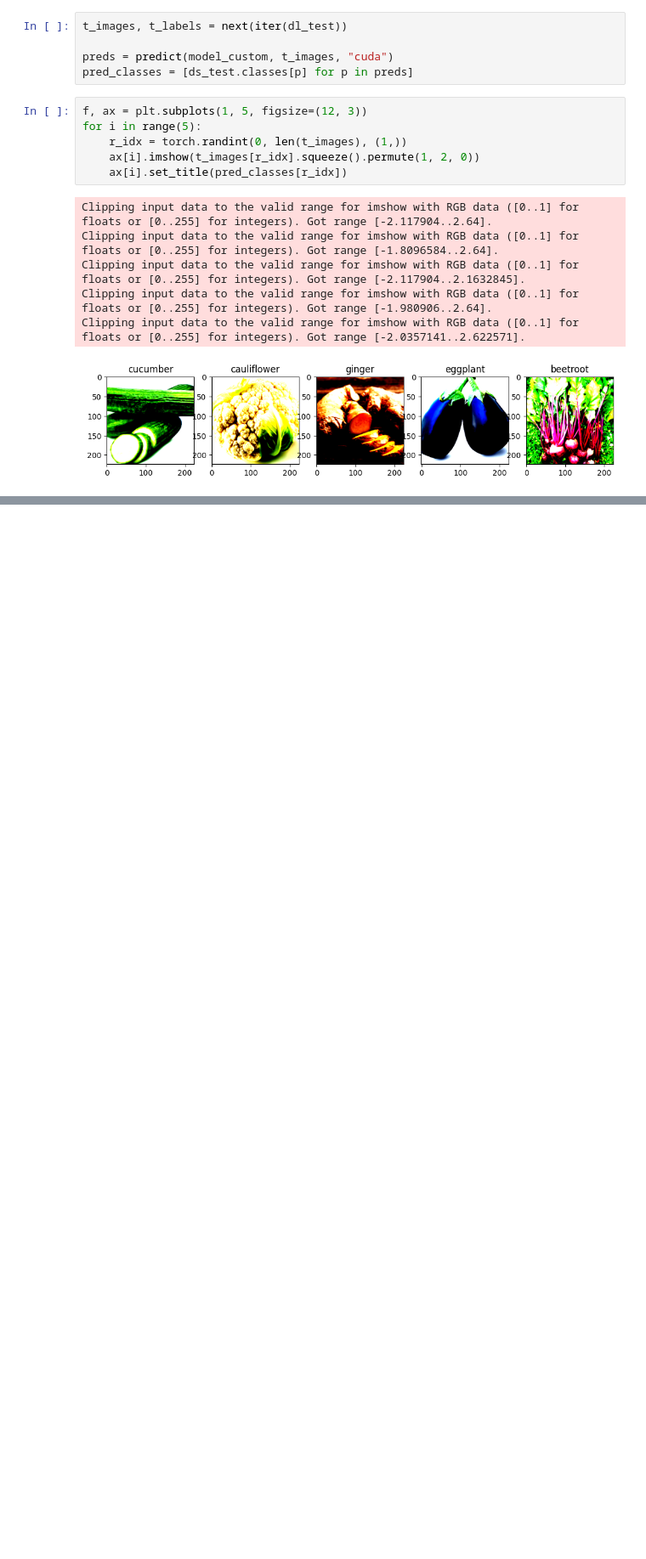
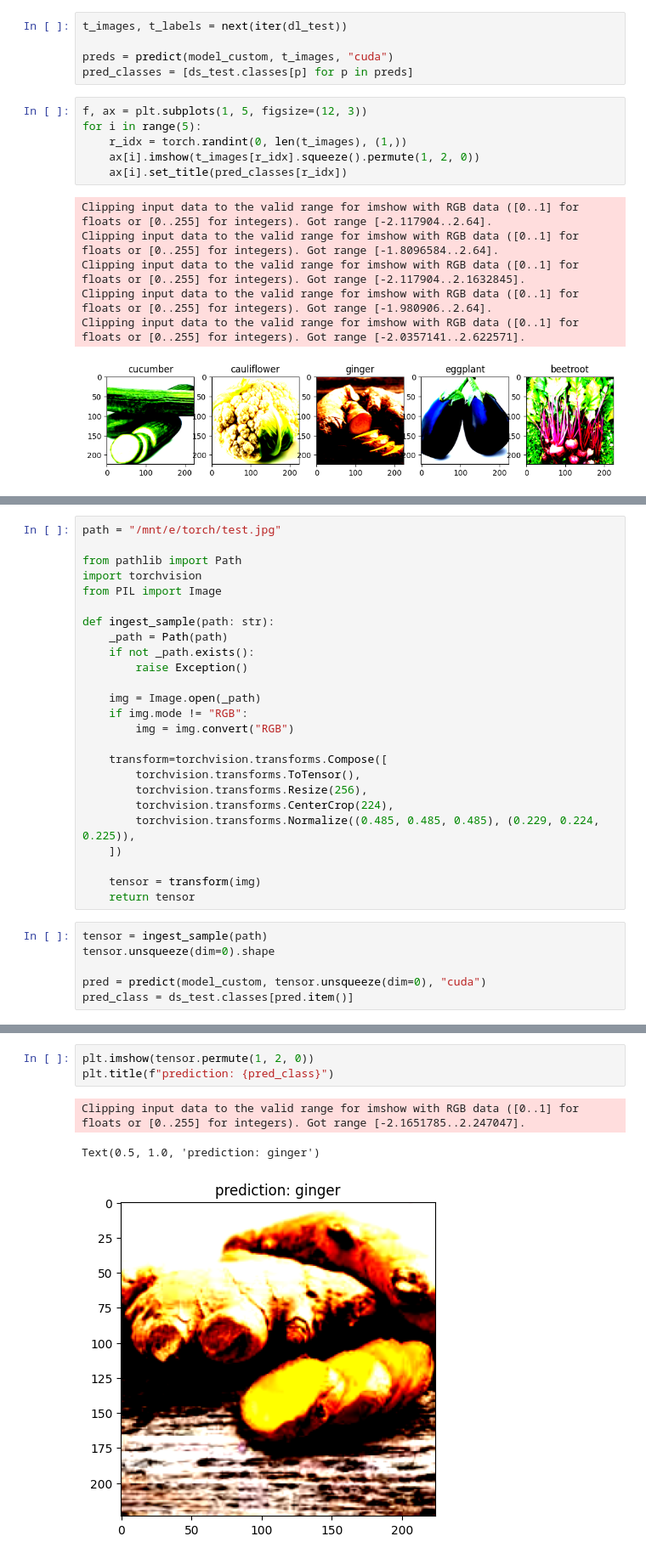
Before and after one commit to piotrswiecik/cvision, a Jupyter notebook: notebooks/fruits_alexnet.ipynb, the cells around one changed output, grey strips where cells are left out. Shown at 85% size. Saved outputs shown, nothing was run; the diff lists cells and outputs as text; blank space fills up the shorter version.

Commit message:
testing predictions

```diff
--- a/notebooks/fruits_alexnet.ipynb
+++ b/notebooks/fruits_alexnet.ipynb
@@ -261,0 +264,31 @@ Clipping input data to the valid range for imshow with RGB data ([0..1] for floa
+# %%
+path = "/mnt/e/torch/test.jpg"
+
+from pathlib import Path
+import torchvision
+from PIL import Image
+
+def ingest_sample(path: str):
+    _path = Path(path)
+    if not _path.exists():
+        raise Exception()
+
+    img = Image.open(_path)
+    if img.mode != "RGB":
+        img = img.convert("RGB")
+
+    transform=torchvision.transforms.Compose([
+        torchvision.transforms.ToTensor(),
+        torchvision.transforms.Resize(256),
+        torchvision.transforms.CenterCrop(224),
+        torchvision.transforms.Normalize((0.485, 0.485, 0.485), (0.229, 0.224, 0.225)),
+    ])
+
+    tensor = transform(img)
+    return tensor
+# %%
+tensor = ingest_sample(path)
+tensor.unsqueeze(dim=0).shape
+
+pred = predict(model_custom, tensor.unsqueeze(dim=0), "cuda")
+pred_class = ds_test.classes[pred.item()]
@@ -261,0 +315,7 @@ Clipping input data to the valid range for imshow with RGB data ([0..1] for floa
+# %%
+plt.imshow(tensor.permute(1, 2, 0))
+plt.title(f"prediction: {pred_class}")
+# %% [output]
+Clipping input data to the valid range for imshow with RGB data ([0..1] for floats or [0..255] for integers). Got range [-2.1651785..2.247047].
+Text(0.5, 1.0, 'prediction: ginger')
+[figure, added]
```
Also changed, not shown: parts of 2 cells of this notebook.
